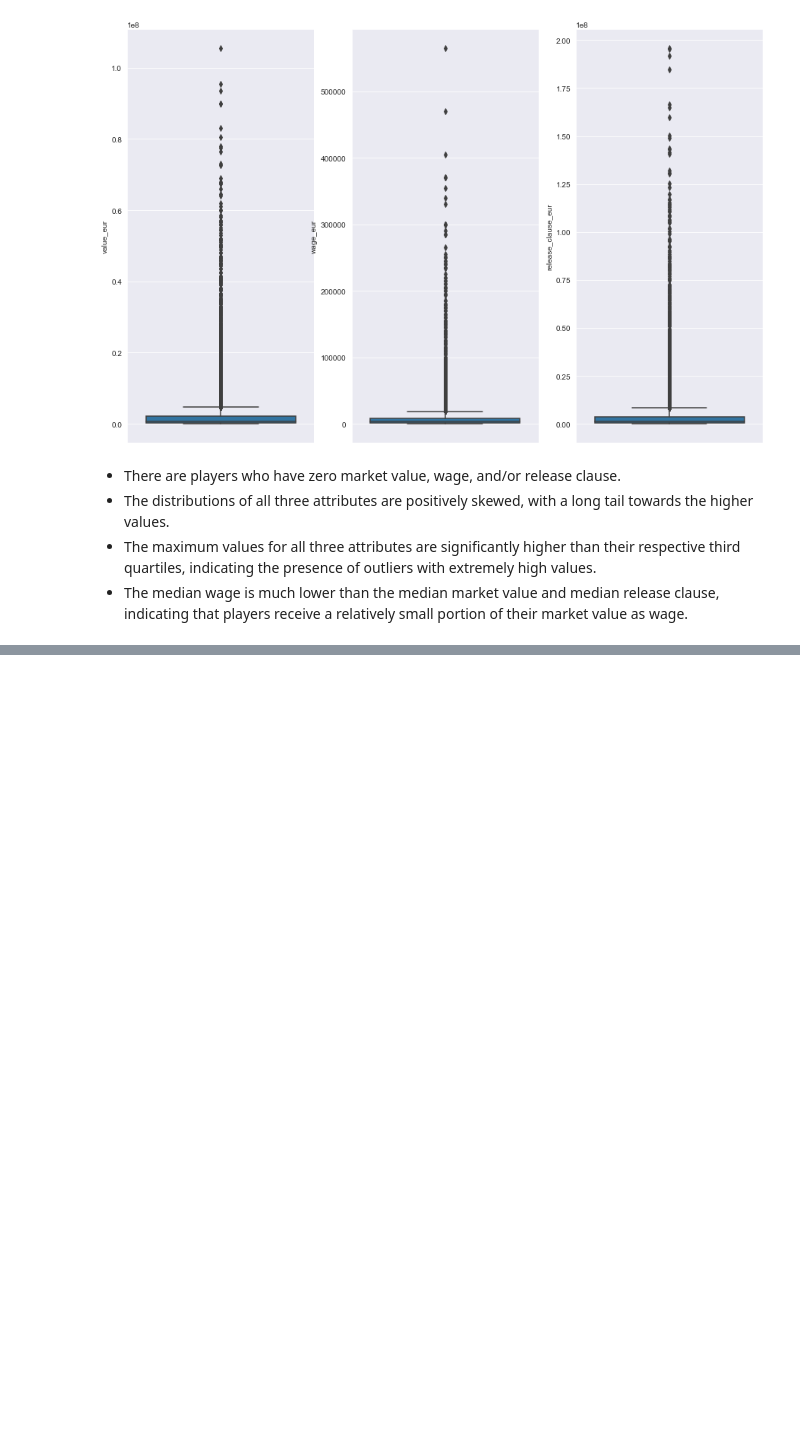
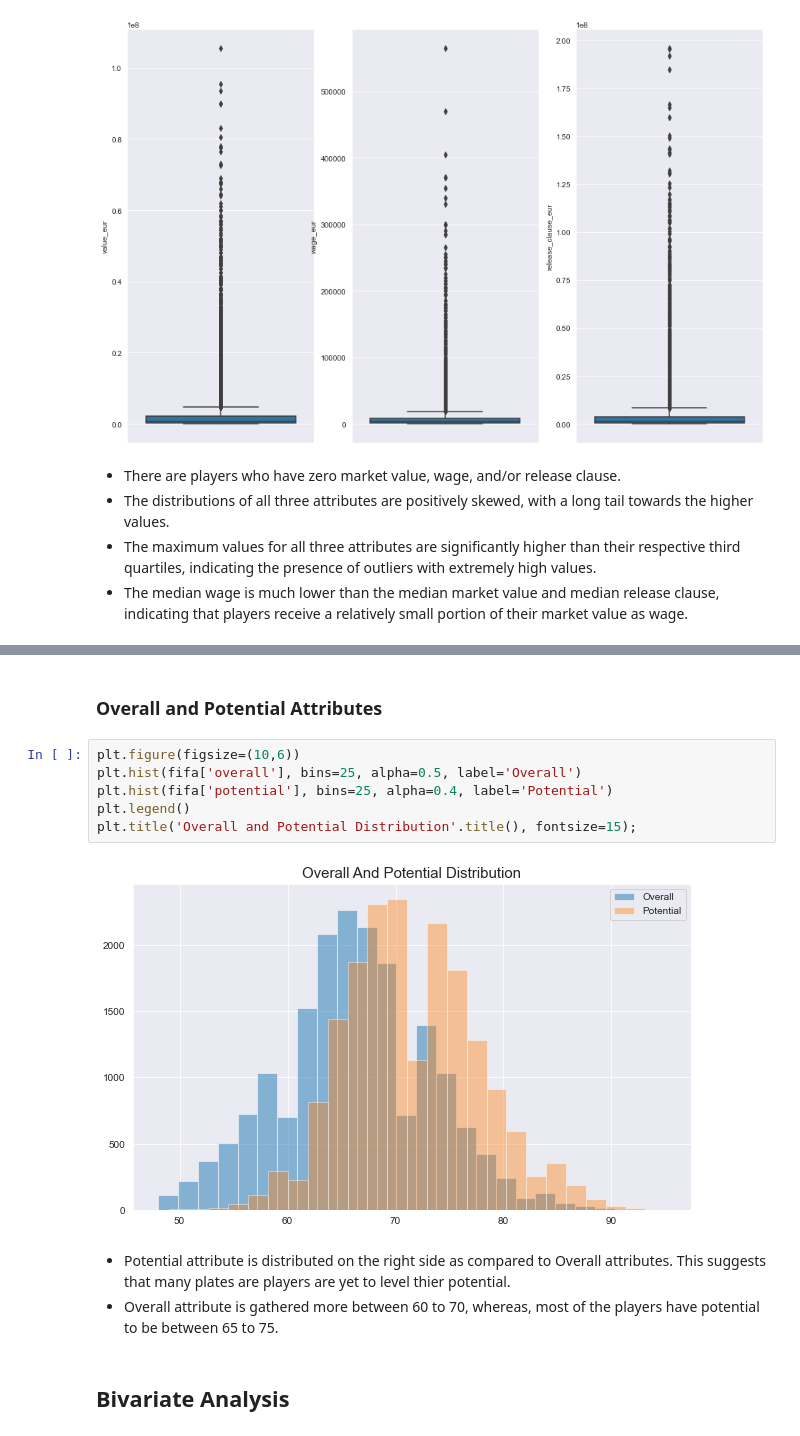
Before and after one commit to mdushetwar/Fifa-Players--EDA-Clustering, a Jupyter notebook: PRCP-1004-Fifa20.ipynb, the cells around one changed output, grey strips where cells are left out. Cells and saved outputs as stored; diff of their text form; blank space fills up the shorter version.

```diff
--- a/PRCP-1004-Fifa20.ipynb
+++ b/PRCP-1004-Fifa20.ipynb
@@ -321,0 +299,15 @@ It is observed that the release clause for most of the player is between 1.5 to
+# %% [markdown]
+### Overall and Potential Attributes
+# %%
+plt.figure(figsize=(10,6))
+plt.hist(fifa['overall'], bins=25, alpha=0.5, label='Overall')
+plt.hist(fifa['potential'], bins=25, alpha=0.4, label='Potential')
+plt.legend()
+plt.title('Overall and Potential Distribution'.title(), fontsize=15);
+# %% [output]
+[figure, added]
+# %% [markdown]
+- Potential attribute is distributed on the right side as compared to Overall attributes. This suggests that many plates are players are yet to level thier potential.
+- Overall attribute is gathered more between 60 to 70, whereas, most of the players have potential to be between 65 to 75.
+# %% [markdown]
+## Bivariate Analysis
```
Also changed, not shown: parts of 24 cells of this notebook.
